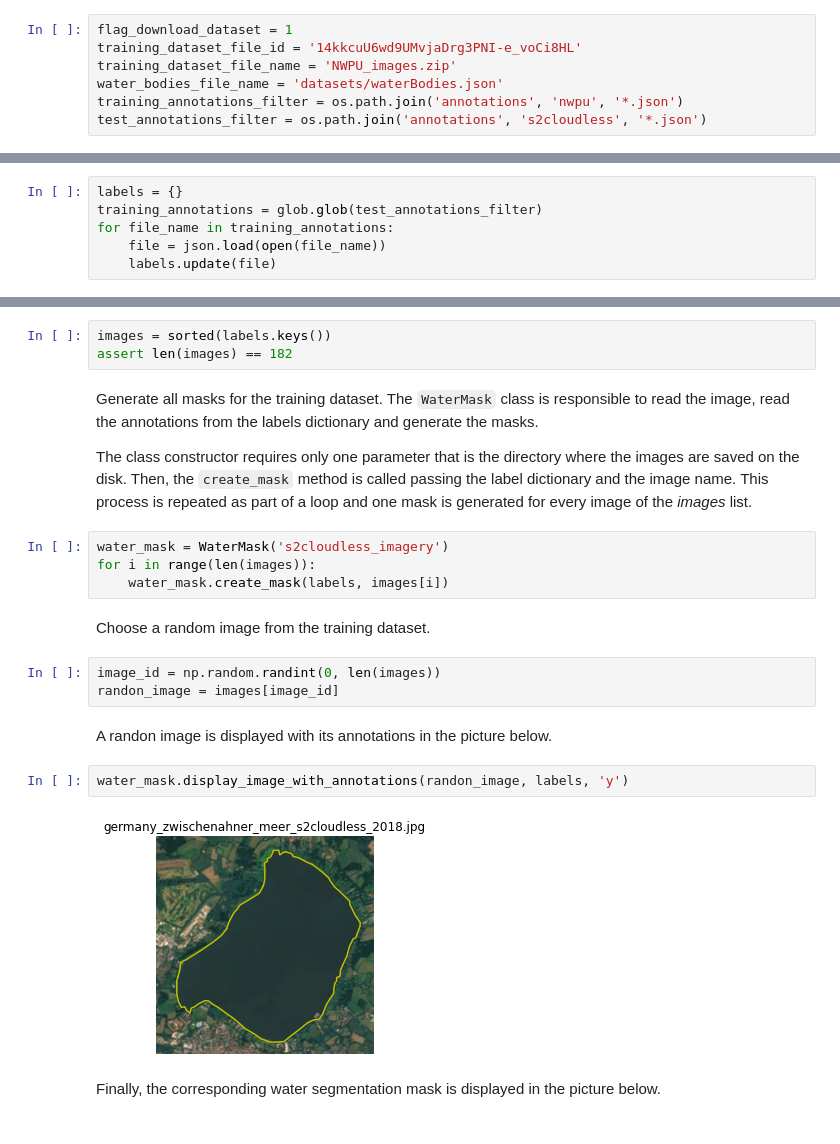
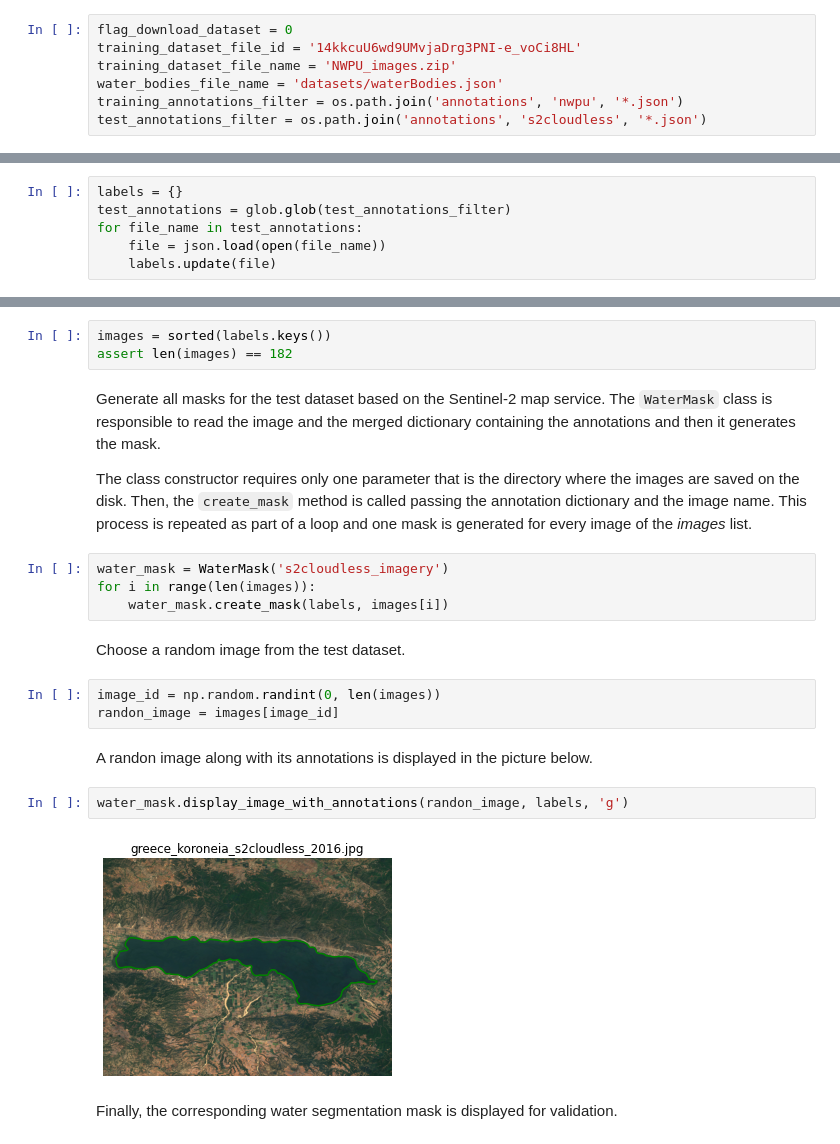
Before and after one commit to maxbeber/deep-water, a Jupyter notebook: 01-manipulating-satellite-imagery.ipynb, the cells around one changed output, grey strips where cells are left out. Drawn from its saved outputs; the diff is of its cells as text.

```diff
--- a/01-manipulating-satellite-imagery.ipynb
+++ b/01-manipulating-satellite-imagery.ipynb
@@ -20,5 +20,5 @@ The constants used in this notebook are defined as follows.
 # %%
-flag_download_dataset = 1
+flag_download_dataset = 0
 training_dataset_file_id = '14kkcuU6wd9UMvjaDrg3PNI-e_voCi8HL'
 training_dataset_file_name = 'NWPU_images.zip'
 water_bodies_file_name = 'datasets/waterBodies.json'
@@ -86,7 +112,7 @@ Read all label files and consolidate them all in a merged dicitionary.
 # %%
 labels = {}
-training_annotations = glob.glob(test_annotations_filter)
-for file_name in training_annotations:
+test_annotations = glob.glob(test_annotations_filter)
+for file_name in test_annotations:
     file = json.load(open(file_name))
     labels.update(file)
 # %% [markdown]
@@ -95,26 +121,26 @@ Read the label dictionary and create a list based on its key that stores the ima
 images = sorted(labels.keys())
 assert len(images) == 182
 # %% [markdown]
-Generate all masks for the training dataset. The `WaterMask` class is responsible to read the image, read the annotations from the labels dictionary and generate the masks.
+Generate all masks for the test dataset based on the Sentinel-2 map service. The `WaterMask` class is responsible to read the image and the merged dictionary containing the annotations and then it generates the mask.
 
-The class constructor requires only one parameter that is the directory where the images are saved on the disk. Then, the `create_mask` method is called passing the label dictionary and the image name. This process is repeated as part of a loop and one mask is generated for every image of the *images* list.
+The class constructor requires only one parameter that is the directory where the images are saved on the disk. Then, the `create_mask` method is called passing the annotation dictionary and the image name. This process is repeated as part of a loop and one mask is generated for every image of the *images* list.
 # %%
 water_mask = WaterMask('s2cloudless_imagery')
 for i in range(len(images)):
     water_mask.create_mask(labels, images[i])
 # %% [markdown]
-Choose a random image from the training dataset.
+Choose a random image from the test dataset.
 # %%
 image_id = np.random.randint(0, len(images))
 randon_image = images[image_id]
 # %% [markdown]
-A randon image is displayed with its annotations in the picture below.
+A randon image along with its annotations is displayed in the picture below.
 # %%
-water_mask.display_image_with_annotations(randon_image, labels, 'y')
+water_mask.display_image_with_annotations(randon_image, labels, 'g')
 # %% [output]
-[figure, old version]
+[figure, new version]
 # %% [markdown]
-Finally, the corresponding water segmentation mask is displayed in the picture below.
+Finally, the corresponding water segmentation mask is displayed for validation.
 # %%
 water_mask.display_mask(randon_image)
 # %% [output]
```
Also changed, not shown: parts of 18 cells of this notebook.
